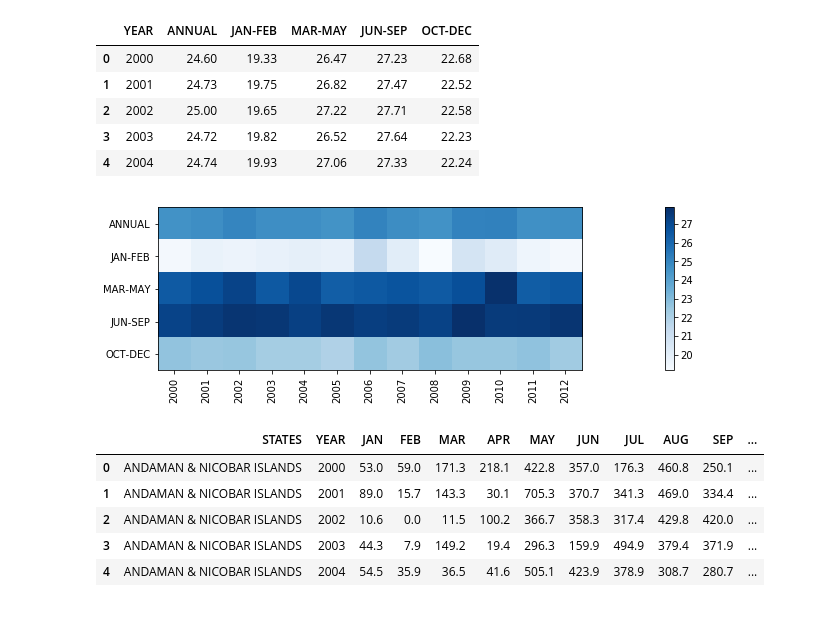
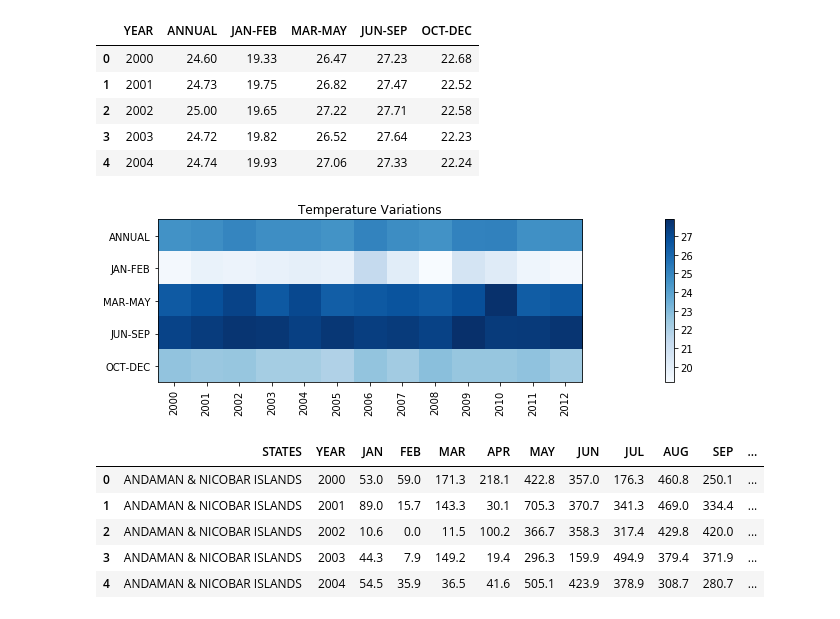
Before and after one commit to nitinvbharti/Agriculture_Analysis, a Jupyter notebook: Agro_analysis.ipynb, the cells around one changed output. Drawn from its saved outputs; the diff is of its cells as text; code cells hidden in the pictures.

Commit message:
Added titles to relevant and irrelevant plots

```diff
--- a/Agro_analysis.ipynb
+++ b/Agro_analysis.ipynb
@@ -165,16 +169,17 @@ temperature.head()
 # %%
 mat5 = np.matrix(temperature.values[:,1:],dtype='float').T
 fig = plt.figure(num=5,figsize=(30,3))
 ax = fig.add_subplot(1,1,1)
 ax.set_yticks(np.arange(len(temperature.columns[1:])))
 ax.set_xticks(np.arange(len(temperature.values[:,0])))
 ax.set_yticklabels(temperature.columns[1:])
 ax.set_xticklabels(temperature.values[:,0].astype(int),rotation='vertical')
 plt.imshow(mat5, cmap='Blues')
 plt.colorbar()
+plt.title('Temperature Variations')
 plt.show()
 # %% [output]
-[figure, old version]
+[figure, new version]
 # %%
 rainfall =  pd.read_csv('rainfall_cleaned.csv',delimiter=',')
 rainfall.head()
```
Also changed, not shown: parts of 7 cells of this notebook.
